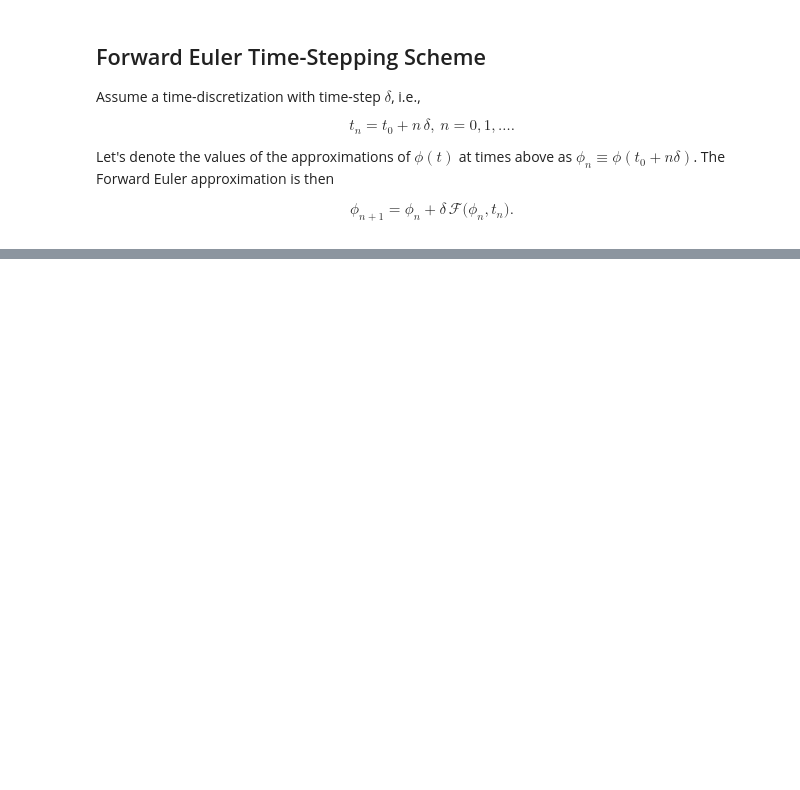
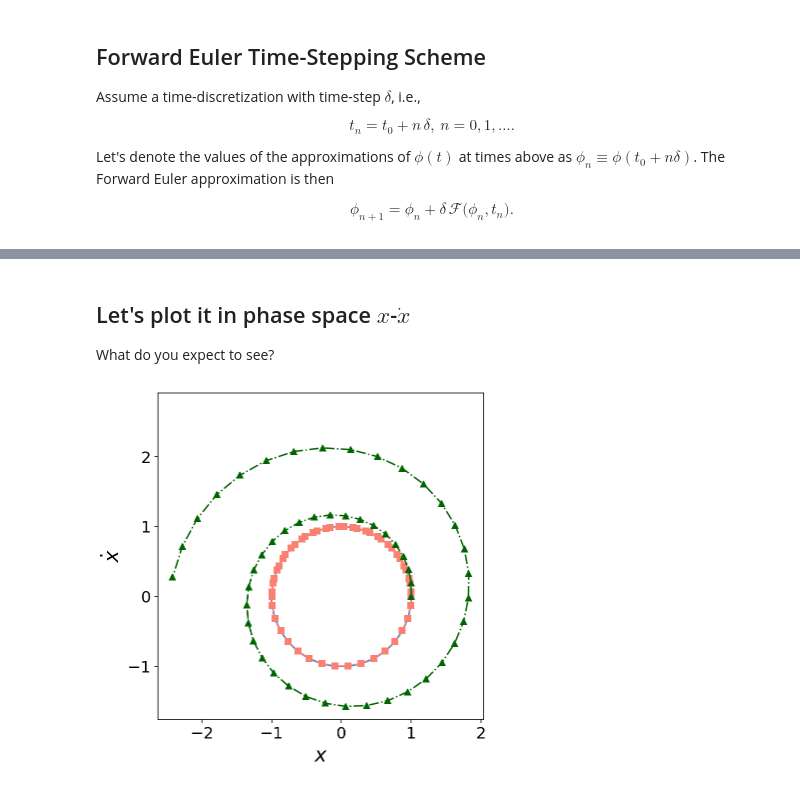
Before and after one commit to ClimateFluidPhysics-ANU/DynamicalSystems-BifurcationTheory, a Jupyter notebook: workshops/Workshop-1.ipynb, the cells around one changed output, grey strips where cells are left out. Saved outputs shown, nothing was run; the diff lists cells and outputs as text; code cells hidden in the pictures; blank space fills up the shorter version.

```diff
--- a/workshops/Workshop-1.ipynb
+++ b/workshops/Workshop-1.ipynb
@@ -112,0 +279,16 @@ where
+# %% [markdown]
+## Let's plot it in phase space $x$-$\dot{x}$
+
+What do you expect to see?
+# %%
+plt.figure(figsize=(6, 6))
+x, xdot = x_analytic[0, :], x_analytic[1, :]
+plt.plot(x, xdot, label="truth", color="dodgerblue")
+x, xdot = x_rk4[0, :], x_rk4[1, :]
+plt.plot(x, xdot, "s--", label="RK4", color="salmon")
+x, xdot = x_euler[0, :], x_euler[1, :]
+plt.plot(x, xdot, "^-.", label="Euler", color="darkgreen")
+plt.xlabel(r"$x$"); plt.ylabel(r"$\dot{x}$");
+plt.axis('square');
+# %% [output]
+[figure, added]
```
Also changed, not shown: parts of 22 cells of this notebook.
